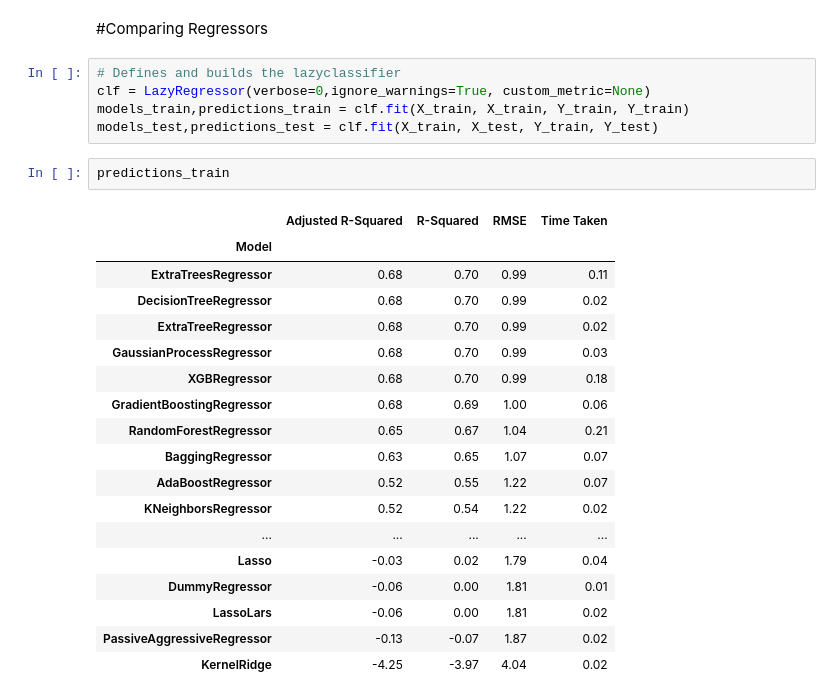
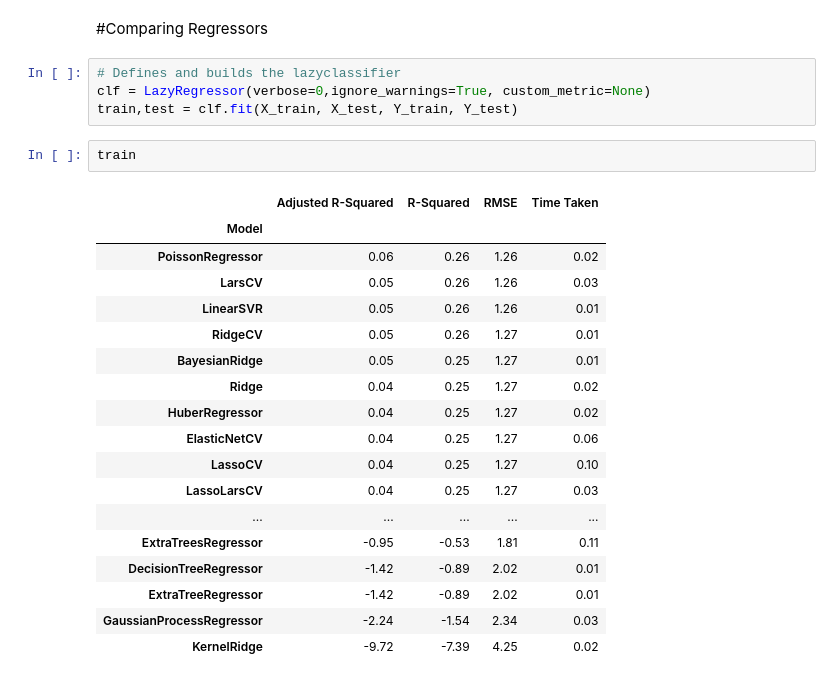
Before and after one commit to SallmaShaban/SARS-Drug-discovary, a Jupyter notebook: SARS_Choosing_Model.ipynb, the cells around one changed output. Cells and saved outputs as stored; diff of their text form.

```diff
--- a/SARS_Choosing_Model.ipynb
+++ b/SARS_Choosing_Model.ipynb
@@ -128,26 +149,25 @@ plt.show
 # %%
 # Defines and builds the lazyclassifier
 clf = LazyRegressor(verbose=0,ignore_warnings=True, custom_metric=None)
-models_train,predictions_train = clf.fit(X_train, X_train, Y_train, Y_train)
-models_test,predictions_test = clf.fit(X_train, X_test, Y_train, Y_test)
+train,test = clf.fit(X_train, X_test, Y_train, Y_test)
-# %%
-predictions_train
-# %% [output]
-|  | Adjusted R-Squared | R-Squared | RMSE | Time Taken |
-| Model |  |  |  |  |
-| ExtraTreesRegressor | 0.68 | 0.70 | 0.99 | 0.11 |
-| DecisionTreeRegressor | 0.68 | 0.70 | 0.99 | 0.02 |
-| ExtraTreeRegressor | 0.68 | 0.70 | 0.99 | 0.02 |
-| GaussianProcessRegressor | 0.68 | 0.70 | 0.99 | 0.03 |
-| XGBRegressor | 0.68 | 0.70 | 0.99 | 0.18 |
-| GradientBoostingRegressor | 0.68 | 0.69 | 1.00 | 0.06 |
-| RandomForestRegressor | 0.65 | 0.67 | 1.04 | 0.21 |
-| BaggingRegressor | 0.63 | 0.65 | 1.07 | 0.07 |
-| AdaBoostRegressor | 0.52 | 0.55 | 1.22 | 0.07 |
-| KNeighborsRegressor | 0.52 | 0.54 | 1.22 | 0.02 |
-| ... | ... | ... | ... | ... |
-| Lasso | -0.03 | 0.02 | 1.79 | 0.04 |
-| DummyRegressor | -0.06 | 0.00 | 1.81 | 0.01 |
-| LassoLars | -0.06 | 0.00 | 1.81 | 0.02 |
-| PassiveAggressiveRegressor | -0.13 | -0.07 | 1.87 | 0.02 |
-| KernelRidge | -4.25 | -3.97 | 4.04 | 0.02 |
+# %%
+train
+# %% [output]
+|  | Adjusted R-Squared | R-Squared | RMSE | Time Taken |
+| Model |  |  |  |  |
+| PoissonRegressor | 0.06 | 0.26 | 1.26 | 0.02 |
+| LarsCV | 0.05 | 0.26 | 1.26 | 0.03 |
+| LinearSVR | 0.05 | 0.26 | 1.26 | 0.01 |
+| RidgeCV | 0.05 | 0.26 | 1.27 | 0.01 |
+| BayesianRidge | 0.05 | 0.25 | 1.27 | 0.01 |
+| Ridge | 0.04 | 0.25 | 1.27 | 0.02 |
+| HuberRegressor | 0.04 | 0.25 | 1.27 | 0.02 |
+| ElasticNetCV | 0.04 | 0.25 | 1.27 | 0.06 |
+| LassoCV | 0.04 | 0.25 | 1.27 | 0.10 |
+| LassoLarsCV | 0.04 | 0.25 | 1.27 | 0.03 |
+| ... | ... | ... | ... | ... |
+| ExtraTreesRegressor | -0.95 | -0.53 | 1.81 | 0.11 |
+| DecisionTreeRegressor | -1.42 | -0.89 | 2.02 | 0.01 |
+| ExtraTreeRegressor | -1.42 | -0.89 | 2.02 | 0.01 |
+| GaussianProcessRegressor | -2.24 | -1.54 | 2.34 | 0.03 |
+| KernelRidge | -9.72 | -7.39 | 4.25 | 0.02 |
```
Also changed, not shown: parts of 9 cells of this notebook.
